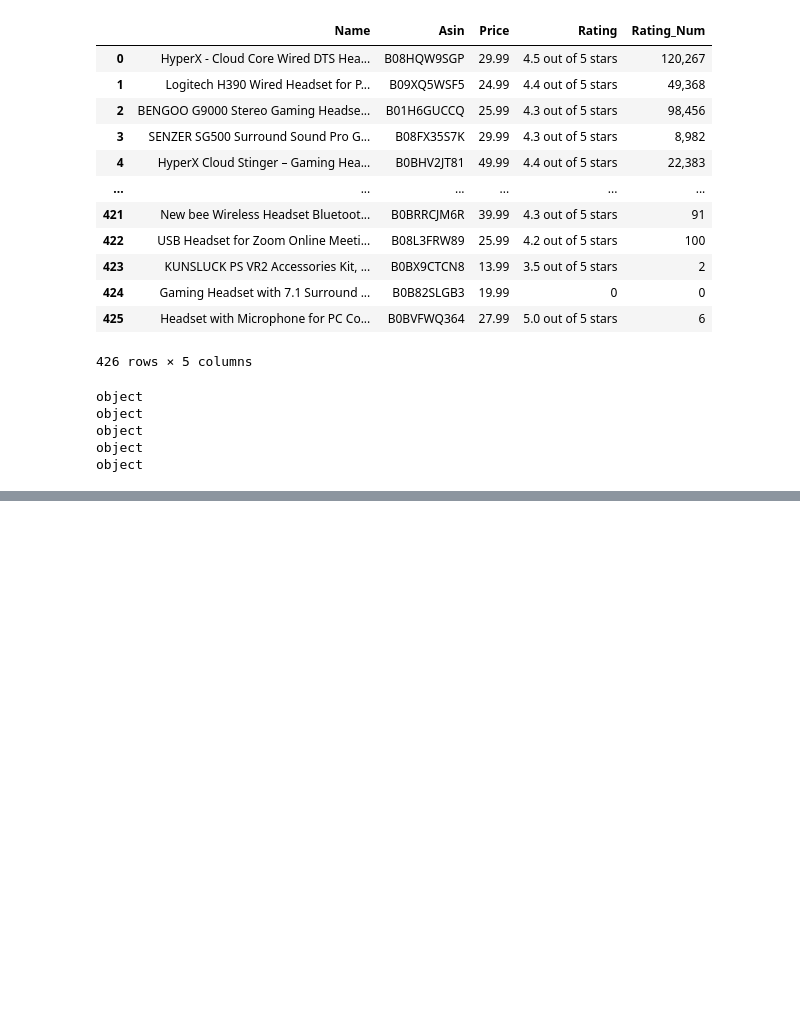
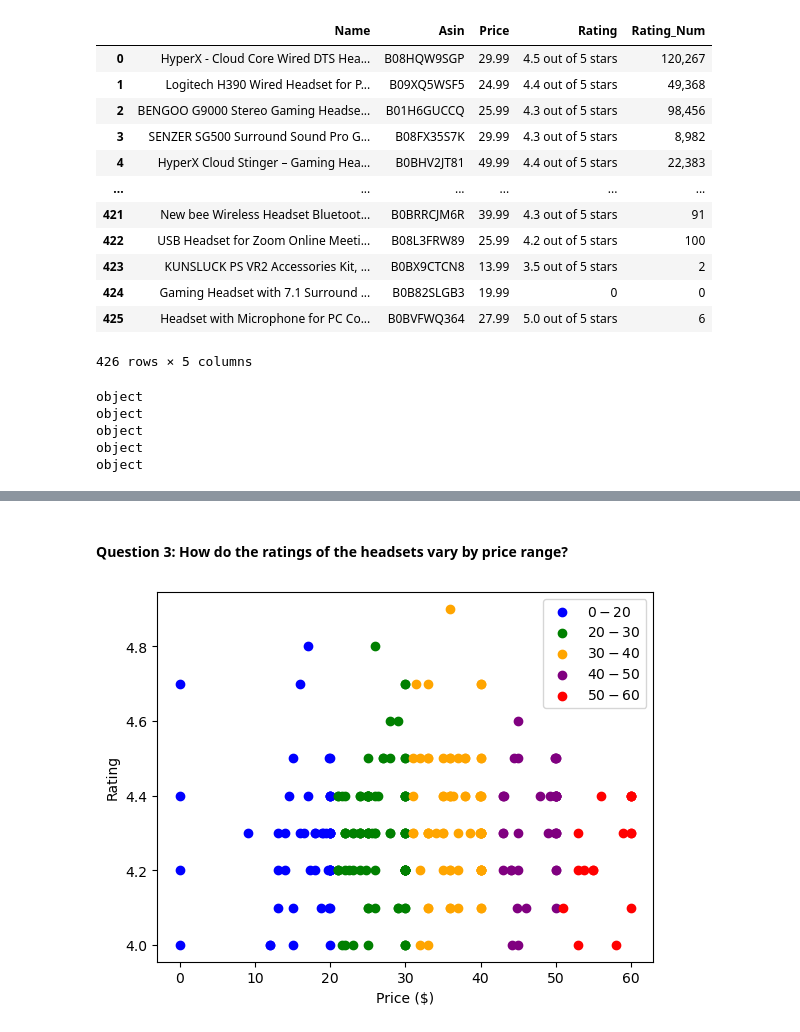
Before and after one commit to sinlesscoder/Data_Analysis_Portfolio, a Jupyter notebook: Amazon Selenium.ipynb, the cells around one changed output, grey strips where cells are left out. Cells and saved outputs as stored; diff of their text form; code cells hidden in the pictures; blank space fills up the shorter version.

```diff
--- a/Amazon Selenium.ipynb
+++ b/Amazon Selenium.ipynb
@@ -133,0 +256,24 @@ float64
+# %% [markdown]
+#### Question 3: How do the ratings of the headsets vary by price range?
+# %%
+# Define the price ranges
+price_ranges = [(0, 20), (20, 30), (30, 40), (40, 50), (50, 60)]
+
+# Define the colors for the price ranges
+colors = ['blue', 'green', 'orange', 'purple', 'red']
+
+# Create a scatter plot for each price range
+for i, price_range in enumerate(price_ranges):
+    x = df[(df['Price'] >= price_range[0]) & (df['Price'] < price_range[1])]['Price']
+    y = df[(df['Price'] >= price_range[0]) & (df['Price'] < price_range[1])]['Rating']
+    plt.scatter(x, y, color=colors[i], label=f'${price_range[0]}-${price_range[1]}')
+
+# Add axis labels and legend
+plt.xlabel('Price ($)')
+plt.ylabel('Rating')
+plt.legend()
+
+# Display the plot
+plt.show()
+# %% [output]
+[figure, added]
```
Also changed, not shown: parts of 16 cells of this notebook.
